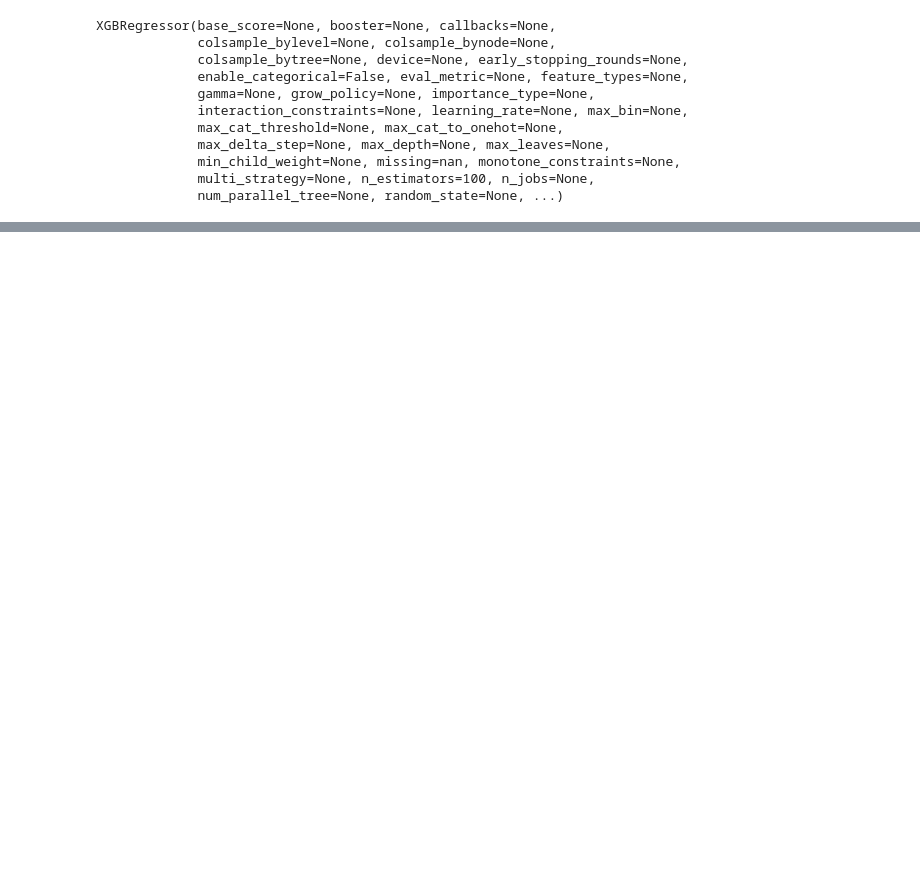
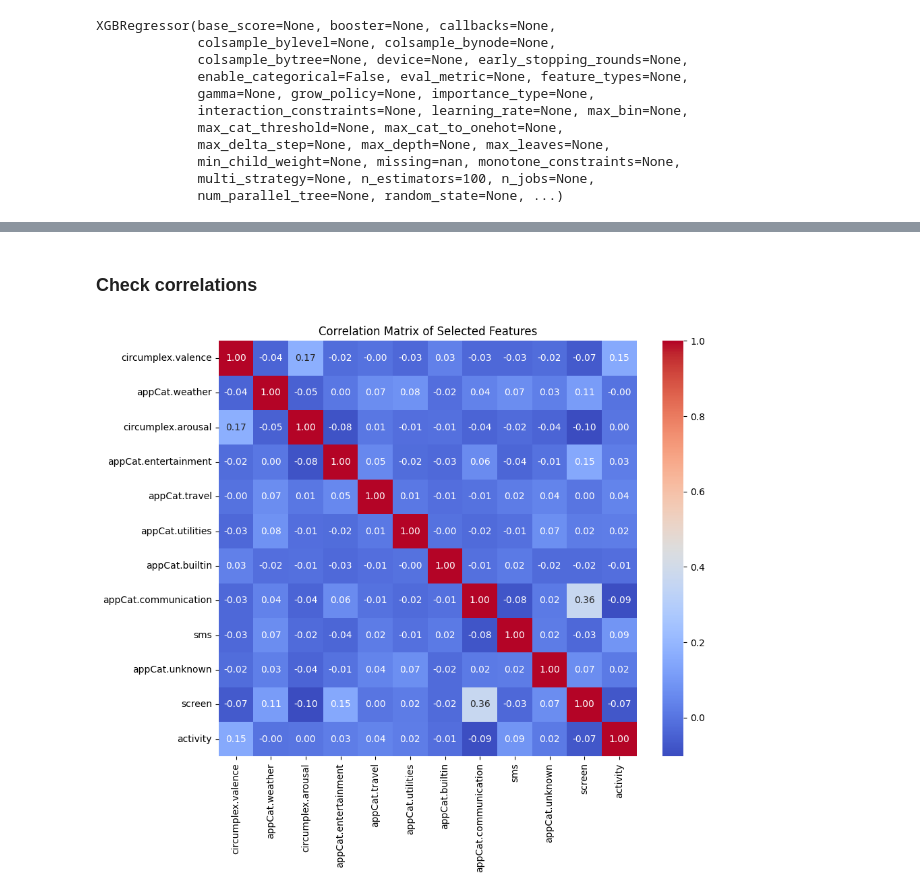
Before and after one commit to shreyaraghavendra/DTM_Group86, a Jupyter notebook: Assignment1/Feature_selection.ipynb, the cells around one changed output, grey strips where cells are left out. Cells and saved outputs as stored; diff of their text form; code cells hidden in the pictures; blank space fills up the shorter version.

```diff
--- a/Assignment1/Feature_selection.ipynb
+++ b/Assignment1/Feature_selection.ipynb
@@ -157,0 +168,6 @@ plt.show()
+# %%
+from collections import Counter
+all_features = list(features_xgb.keys()) + list(features_lasso.keys()) + list(features_ridge.keys())
+feature_counts = Counter(all_features)
+final_features = [feature for feature, count in feature_counts.items() if count >= 2]
+final_features
@@ -157,0 +200,12 @@ plt.show()
+# %% [markdown]
+### Check correlations
+# %%
+filtered_df = df[final_features]
+correlation_matrix = filtered_df.corr()
+
+plt.figure(figsize=(10, 8))
+sns.heatmap(correlation_matrix, annot=True, fmt=".2f", cmap='coolwarm', cbar=True)
+plt.title('Correlation Matrix of Selected Features')
+plt.show()
+# %% [output]
+[figure, added]
```
Also changed, not shown: parts of 22 cells of this notebook, 1 other file.
